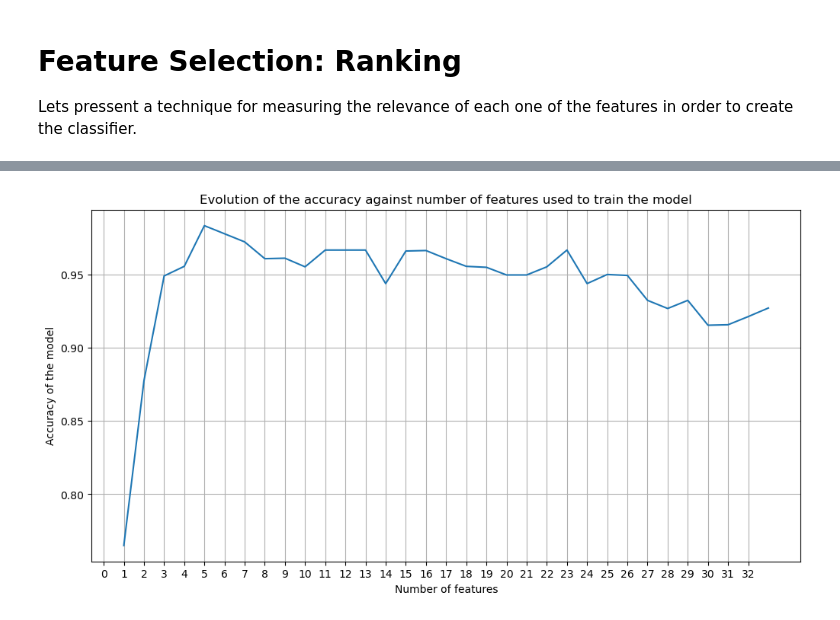
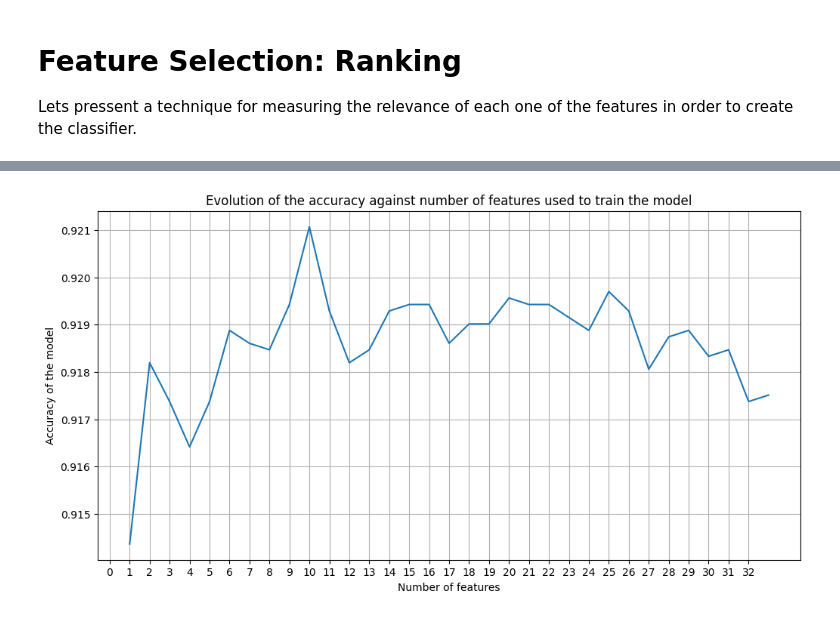
Before and after one commit to jordimunozflorensa/MineriaDatos, a Jupyter notebook: part 2/Data preparation and feature selection.ipynb, the cells around one changed output, grey strips where cells are left out. Cells and saved outputs as stored; diff of their text form; code cells hidden in the pictures.

```diff
--- a/part 2/Data preparation and feature selection.ipynb
+++ b/part 2/Data preparation and feature selection.ipynb
@@ -362,7 +362,7 @@ cv = StratifiedKFold(
 cv_scores = cross_val_score(
     nb.KNeighborsClassifier(n_neighbors = 9),
     X = X2_new,
-    y = y_wine,
+    y = y_bank,
     cv = cv,
     scoring = "accuracy"  # the metric we use for evaluate the performance
 )
@@ -382,6 +382,6 @@ clf = GridSearchCV(
     cv = cv,
     n_jobs = -1
 )
-clf.fit(X2_new, y_wine)
+clf.fit(X2_new, y_bank)
 print(f"Best Params = {clf.best_params_} - Accuracy = {clf.best_score_}")
 # %% [output]
@@ -392,7 +392,7 @@ Best Params = {'n_neighbors': 13, 'weights': 'distance'} - Accuracy = 0.96013071
 Lets pressent a technique for measuring the relevance of each one of the features in order to create the classifier.
 # %%
 # Select k best features following a given measure. Fit that on whole data set and return only relevant columns
-X_reduced = SelectKBest(mutual_info_classif, k=2).fit_transform(X2_new, y_wine)
+X_reduced = SelectKBest(mutual_info_classif, k=2).fit_transform(X2_new, y_bank)
 
 # Let's do now the 10-fold cross-validation again
 cv = StratifiedKFold(
@@ -401,6 +401,6 @@ cv = StratifiedKFold(
     shuffle=True
 )
 clf = GridSearchCV(knc, param_grid=params,cv=cv,n_jobs=-1,)  # If cv is integer, by default is Stratifyed
-clf.fit(X_reduced, y_wine)
+clf.fit(X_reduced, y_bank)
 print("Best Params=",clf.best_params_, "Accuracy=", clf.best_score_)
 # %% [output]
@@ -408,6 +408,6 @@ Best Params= {'n_neighbors': 5, 'weights': 'distance'} Accuracy= 0.9493464052287
 # %%
 # Select k best features following a given measure. Fit that on whole data set and return only relevant columns
-X_reduced = SelectKBest(mutual_info_classif, k=13).fit_transform(X2_new, y_wine)
+X_reduced = SelectKBest(mutual_info_classif, k=13).fit_transform(X2_new, y_bank)
 
 # Let's do now the 10-fold cross-validation again
 cv = StratifiedKFold(
@@ -416,6 +416,6 @@ cv = StratifiedKFold(
     shuffle=True
 )
 clf = GridSearchCV(knc, param_grid=params,cv=cv,n_jobs=-1)  # If cv is integer, by default is Stratifyed
-clf.fit(X_reduced, y_wine)
+clf.fit(X_reduced, y_bank)
 print("Best Params=",clf.best_params_, "Accuracy=", clf.best_score_)
 # %% [output]
@@ -427,18 +427,18 @@ X2_new.shape
 # %%
 original = np.zeros(33)
 for i in range(33):
-    X_reduced = SelectKBest(mutual_info_classif, k=i+1).fit_transform(X2_new, y_wine)
+    X_reduced = SelectKBest(mutual_info_classif, k=i+1).fit_transform(X2_new, y_bank)
     cv = StratifiedKFold(n_splits=10, random_state=1, shuffle=True)
-    cv_scores = cross_val_score(nb.KNeighborsClassifier(), X=X_reduced,y=y_wine, cv=cv, scoring='accuracy')
+    cv_scores = cross_val_score(nb.KNeighborsClassifier(), X=X_reduced,y=y_bank, cv=cv, scoring='accuracy')
     original[i]=np.mean(cv_scores)
 
 fig = plt.figure(figsize = (12, 6))  # Just declare the figure object and give dimensions
 plt.grid(True)
 plt.title("Evolution of the accuracy against number of features used to train the model")
 plt.ylabel("Accuracy of the model")
 plt.xlabel("Number of features")
 plt.xticks(np.arange(0, 33, step=1))
 plt.plot(range(1,34), original)
 plt.show()
 # %% [output]
-[figure, old version]
+[figure, new version]
```
Also changed, not shown: parts of 13 cells of this notebook.
